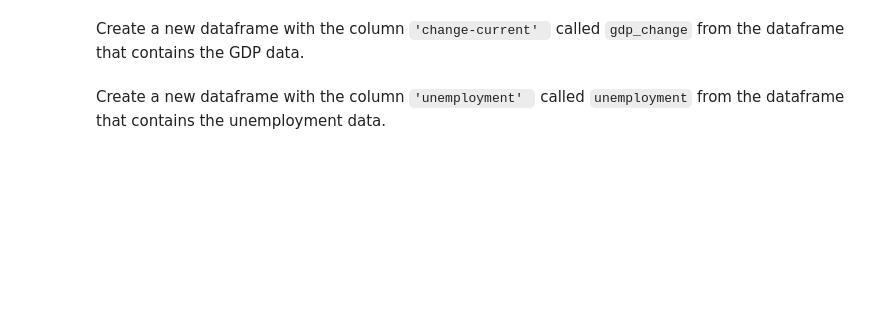
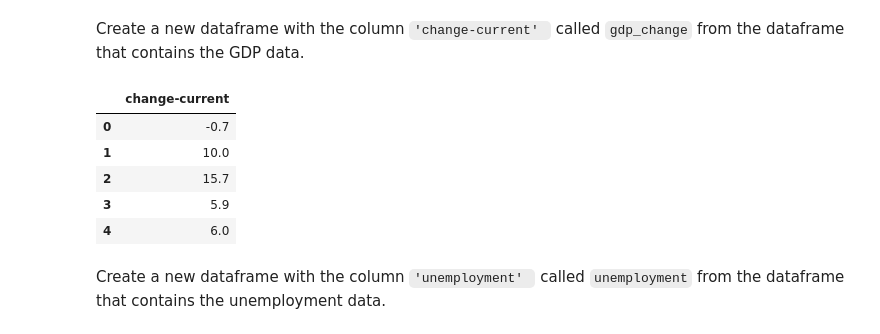
Before and after one commit to saish29/Analyzing-US-Economic-Data-and-Building-a-Dashboard, a Jupyter notebook: Dashboard.ipynb, the cells around one changed output. Saved outputs shown, nothing was run; the diff lists cells and outputs as text; code cells hidden in the pictures; blank space fills up the shorter version.

```diff
--- a/Dashboard.ipynb
+++ b/Dashboard.ipynb
@@ -139,2 +145,12 @@ gdp_change = # Create your dataframe with column change-current
+# %%
+gdp_change = pd.DataFrame(df_gdp, columns=['change-current'])
+gdp_change.head()
+# %% [output]
+|  | change-current |
+| 0 | -0.7 |
+| 1 | 10.0 |
+| 2 | 15.7 |
+| 3 | 5.9 |
+| 4 | 6.0 |
 # %% [markdown]
 Create a new dataframe with the column <code>'unemployment' </code> called <code>unemployment</code>  from the dataframe that contains the  unemployment data.
```
Also changed, not shown: parts of 9 cells of this notebook.
